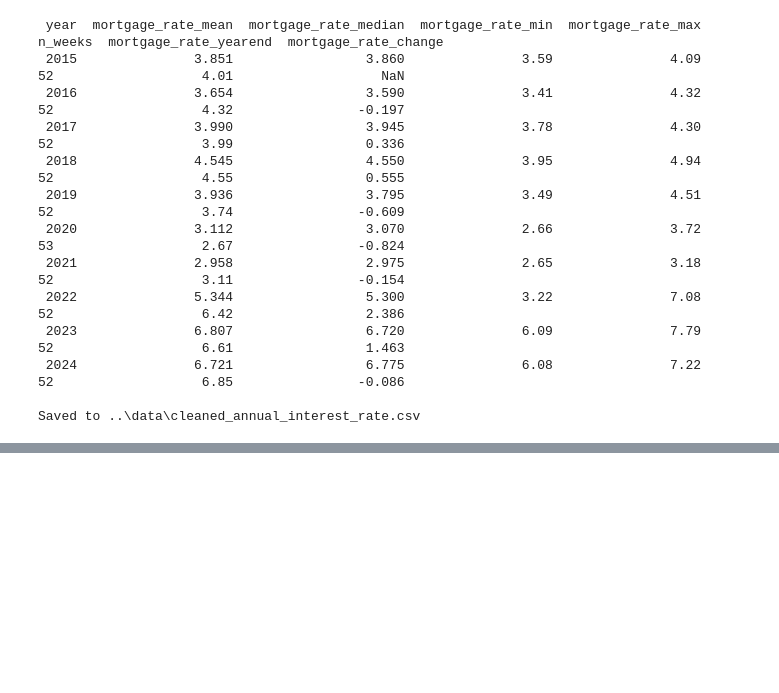
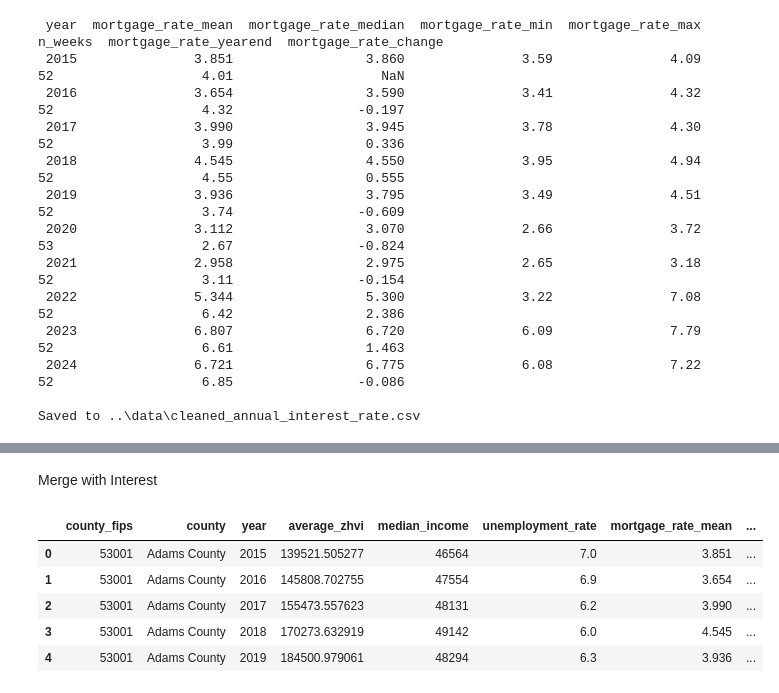
Before and after one commit to binay8/wa-housing, a Jupyter notebook: code/01_data_preparation.ipynb, the cells around one changed output, grey strips where cells are left out. Cells and saved outputs as stored; diff of their text form; code cells hidden in the pictures; blank space fills up the shorter version.

Commit message:
Merged datasets

```diff
--- a/code/01_data_preparation.ipynb
+++ b/code/01_data_preparation.ipynb
@@ -571,0 +576,9 @@ Saved to ..\data\cleaned_annual_interest_rate.csv
+# %%
+housing_df = housing_clean.merge(
+    median_income_clean,
+    on=["county_fips", "year"],
+    how="left",
+    validate="one_to_one"
+)
+
+housing_df.head()
@@ -571,0 +594,9 @@ Saved to ..\data\cleaned_annual_interest_rate.csv
+# %%
+housing_df = housing_df.merge(
+    unemployment_clean,
+    on=["county_fips", "year"],
+    how="left",
+    validate="one_to_one"
+)
+
+housing_df.head()
@@ -571,0 +610,12 @@ Saved to ..\data\cleaned_annual_interest_rate.csv
+# %% [markdown]
+Merge with Interest
+# %%
+housing_df = housing_df.merge(yearly, on = "year", how = "left")
+housing_df.head()
+# %% [output]
+|  | county_fips | county | year | average_zhvi | median_income | unemployment_rate | mortgage_rate_mean | ... |
+| 0 | 53001 | Adams County | 2015 | 139521.505277 | 46564 | 7.0 | 3.851 | ... |
+| 1 | 53001 | Adams County | 2016 | 145808.702755 | 47554 | 6.9 | 3.654 | ... |
+| 2 | 53001 | Adams County | 2017 | 155473.557623 | 48131 | 6.2 | 3.990 | ... |
+| 3 | 53001 | Adams County | 2018 | 170273.632919 | 49142 | 6.0 | 4.545 | ... |
+| 4 | 53001 | Adams County | 2019 | 184500.979061 | 48294 | 6.3 | 3.936 | ... |
```
Also changed, not shown: parts of 8 cells of this notebook, 1 other file.
